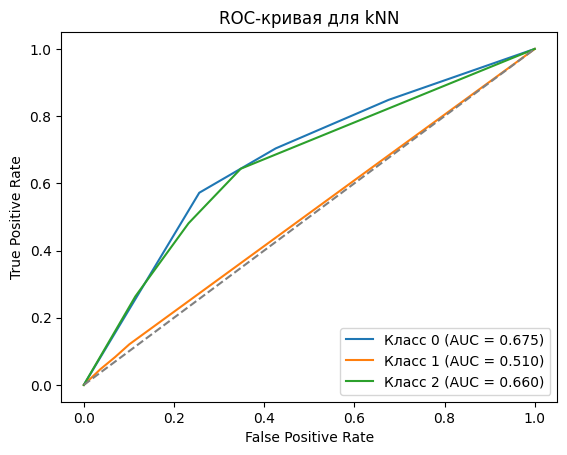
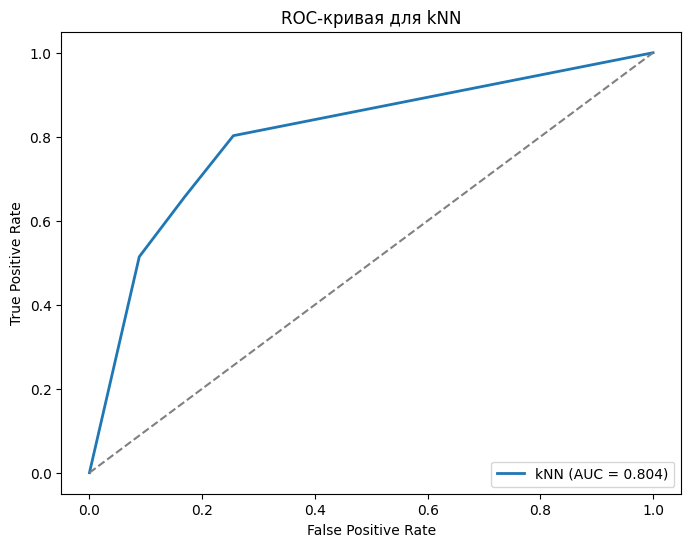
The notebook cell's code change between the first figure and the second:
--- before
+++ after
@@ -13,9 +13,8 @@
 print(f'Оценка кросс-валидации: {scores_knn.mean():.4f}')
 
-plt.figure()
-for i in range(n_classes):
-    fpr_knn, tpr_knn, _ = roc_curve(y_test_bin[:, i], y_prob_knn[:, i])
-    roc_auc_knn = auc(fpr_knn, tpr_knn)
-    plt.plot(fpr_knn, tpr_knn, label=f'Класс {i} (AUC = {roc_auc_knn:.3f})')
+plt.figure(figsize=(8, 6))
+fpr_knn, tpr_knn, _ = roc_curve(y_test_bin.ravel(), y_prob_knn.ravel())
+roc_auc_knn = auc(fpr_knn, tpr_knn)
+plt.plot(fpr_knn, tpr_knn, lw=2, label=f'kNN (AUC = {roc_auc_knn:.3f})')
 
 plt.plot([0,1], [0,1], linestyle='--', color='gray')

Commit: make plt